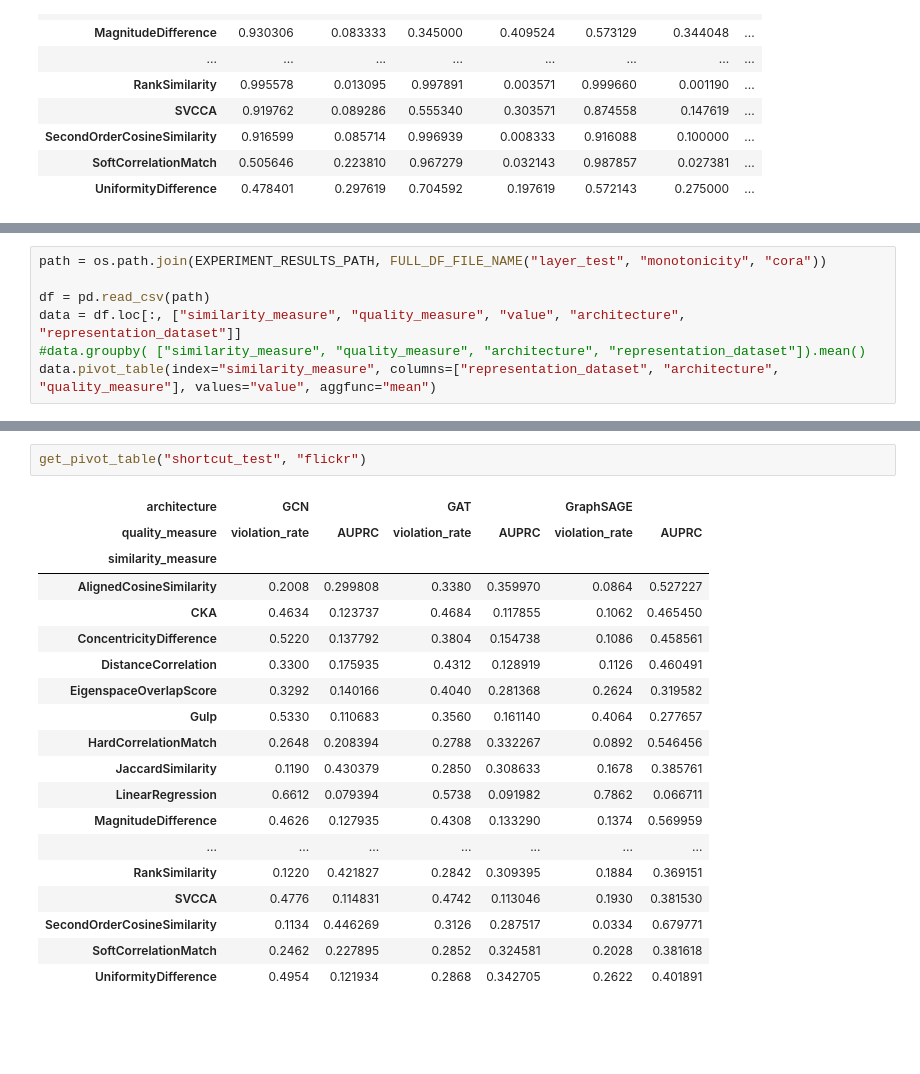
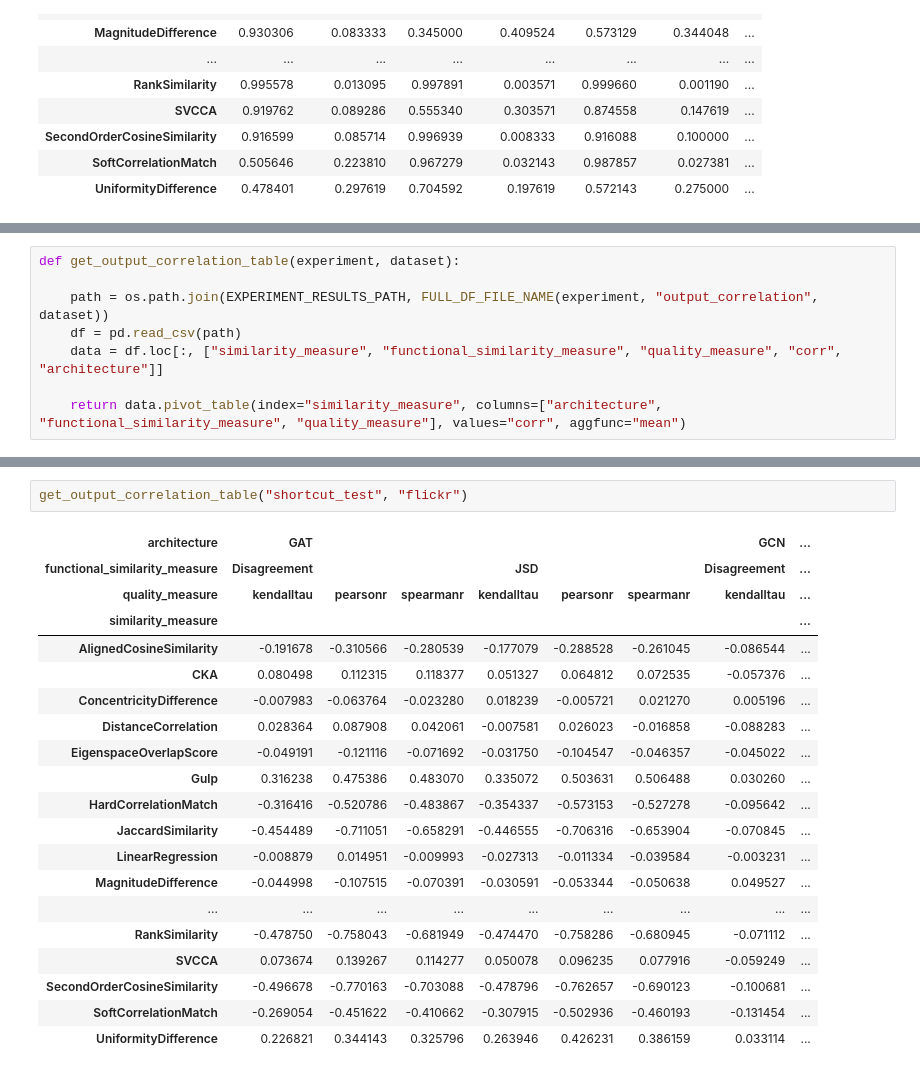
Before and after one commit to TaWald/similaritybench, a Jupyter notebook: graphs/notebooks/tables.ipynb, the cells around one changed output, grey strips where cells are left out. Saved outputs shown, nothing was run; the diff lists cells and outputs as text; blank space fills up the shorter version.

```diff
--- a/graphs/notebooks/tables.ipynb
+++ b/graphs/notebooks/tables.ipynb
@@ -107,7 +132,8 @@ get_agg_pivot_table("layer_test", ["cora", "flickr", "ogbn-arxiv"])
 # %%
-path = os.path.join(EXPERIMENT_RESULTS_PATH, FULL_DF_FILE_NAME("layer_test", "monotonicity", "cora"))
+def get_output_correlation_table(experiment, dataset):
 
-df = pd.read_csv(path)
-data = df.loc[:, ["similarity_measure", "quality_measure", "value", "architecture", "representation_dataset"]]
-#data.groupby( ["similarity_measure", "quality_measure", "architecture", "representation_dataset"]).mean()
-data.pivot_table(index="similarity_measure", columns=["representation_dataset", "architecture", "quality_measure"], values="value", aggfunc="mean")
+    path = os.path.join(EXPERIMENT_RESULTS_PATH, FULL_DF_FILE_NAME(experiment, "output_correlation", dataset))
+    df = pd.read_csv(path)
+    data = df.loc[:, ["similarity_measure", "functional_similarity_measure", "quality_measure", "corr", "architecture"]]
+
+    return data.pivot_table(index="similarity_measure", columns=["architecture", "functional_similarity_measure", "quality_measure"], values="corr", aggfunc="mean")
@@ -202,23 +232,24 @@ get_pivot_table("shortcut_test", "cora")
 # %%
-get_pivot_table("shortcut_test", "flickr")
+get_output_correlation_table("shortcut_test", "flickr")
 # %% [output]
-| architecture | GCN |  | GAT |  | GraphSAGE |  |
-| quality_measure | violation_rate | AUPRC | violation_rate | AUPRC | violation_rate | AUPRC |
-| similarity_measure |  |  |  |  |  |  |
-| AlignedCosineSimilarity | 0.2008 | 0.299808 | 0.3380 | 0.359970 | 0.0864 | 0.527227 |
-| CKA | 0.4634 | 0.123737 | 0.4684 | 0.117855 | 0.1062 | 0.465450 |
-| ConcentricityDifference | 0.5220 | 0.137792 | 0.3804 | 0.154738 | 0.1086 | 0.458561 |
-| DistanceCorrelation | 0.3300 | 0.175935 | 0.4312 | 0.128919 | 0.1126 | 0.460491 |
-| EigenspaceOverlapScore | 0.3292 | 0.140166 | 0.4040 | 0.281368 | 0.2624 | 0.319582 |
-| Gulp | 0.5330 | 0.110683 | 0.3560 | 0.161140 | 0.4064 | 0.277657 |
-| HardCorrelationMatch | 0.2648 | 0.208394 | 0.2788 | 0.332267 | 0.0892 | 0.546456 |
-| JaccardSimilarity | 0.1190 | 0.430379 | 0.2850 | 0.308633 | 0.1678 | 0.385761 |
-| LinearRegression | 0.6612 | 0.079394 | 0.5738 | 0.091982 | 0.7862 | 0.066711 |
-| MagnitudeDifference | 0.4626 | 0.127935 | 0.4308 | 0.133290 | 0.1374 | 0.569959 |
-| ... | ... | ... | ... | ... | ... | ... |
-| RankSimilarity | 0.1220 | 0.421827 | 0.2842 | 0.309395 | 0.1884 | 0.369151 |
-| SVCCA | 0.4776 | 0.114831 | 0.4742 | 0.113046 | 0.1930 | 0.381530 |
-| SecondOrderCosineSimilarity | 0.1134 | 0.446269 | 0.3126 | 0.287517 | 0.0334 | 0.679771 |
-| SoftCorrelationMatch | 0.2462 | 0.227895 | 0.2852 | 0.324581 | 0.2028 | 0.381618 |
-| UniformityDifference | 0.4954 | 0.121934 | 0.2868 | 0.342705 | 0.2622 | 0.401891 |
+| architecture | GAT |  |  |  |  |  | GCN | ... |
+| functional_similarity_measure | Disagreement |  |  | JSD |  |  | Disagreement | ... |
+| quality_measure | kendalltau | pearsonr | spearmanr | kendalltau | pearsonr | spearmanr | kendalltau | ... |
+| similarity_measure |  |  |  |  |  |  |  | ... |
+| AlignedCosineSimilarity | -0.191678 | -0.310566 | -0.280539 | -0.177079 | -0.288528 | -0.261045 | -0.086544 | ... |
+| CKA | 0.080498 | 0.112315 | 0.118377 | 0.051327 | 0.064812 | 0.072535 | -0.057376 | ... |
+| ConcentricityDifference | -0.007983 | -0.063764 | -0.023280 | 0.018239 | -0.005721 | 0.021270 | 0.005196 | ... |
+| DistanceCorrelation | 0.028364 | 0.087908 | 0.042061 | -0.007581 | 0.026023 | -0.016858 | -0.088283 | ... |
+| EigenspaceOverlapScore | -0.049191 | -0.121116 | -0.071692 | -0.031750 | -0.104547 | -0.046357 | -0.045022 | ... |
+| Gulp | 0.316238 | 0.475386 | 0.483070 | 0.335072 | 0.503631 | 0.506488 | 0.030260 | ... |
+| HardCorrelationMatch | -0.316416 | -0.520786 | -0.483867 | -0.354337 | -0.573153 | -0.527278 | -0.095642 | ... |
+| JaccardSimilarity | -0.454489 | -0.711051 | -0.658291 | -0.446555 | -0.706316 | -0.653904 | -0.070845 | ... |
+| LinearRegression | -0.008879 | 0.014951 | -0.009993 | -0.027313 | -0.011334 | -0.039584 | -0.003231 | ... |
+| MagnitudeDifference | -0.044998 | -0.107515 | -0.070391 | -0.030591 | -0.053344 | -0.050638 | 0.049527 | ... |
+| ... | ... | ... | ... | ... | ... | ... | ... | ... |
+| RankSimilarity | -0.478750 | -0.758043 | -0.681949 | -0.474470 | -0.758286 | -0.680945 | -0.071112 | ... |
+| SVCCA | 0.073674 | 0.139267 | 0.114277 | 0.050078 | 0.096235 | 0.077916 | -0.059249 | ... |
+| SecondOrderCosineSimilarity | -0.496678 | -0.770163 | -0.703088 | -0.478796 | -0.762657 | -0.690123 | -0.100681 | ... |
+| SoftCorrelationMatch | -0.269054 | -0.451622 | -0.410662 | -0.307915 | -0.502936 | -0.460193 | -0.131454 | ... |
+| UniformityDifference | 0.226821 | 0.344143 | 0.325796 | 0.263946 | 0.426231 | 0.386159 | 0.033114 | ... |
 # %%
```
Also changed, not shown: parts of 8 cells of this notebook.
